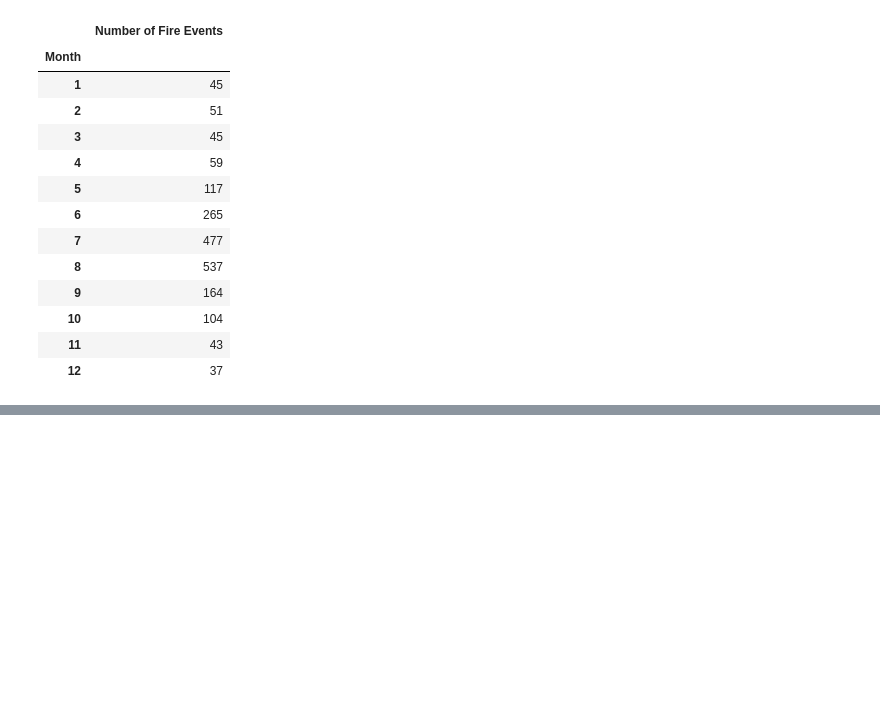
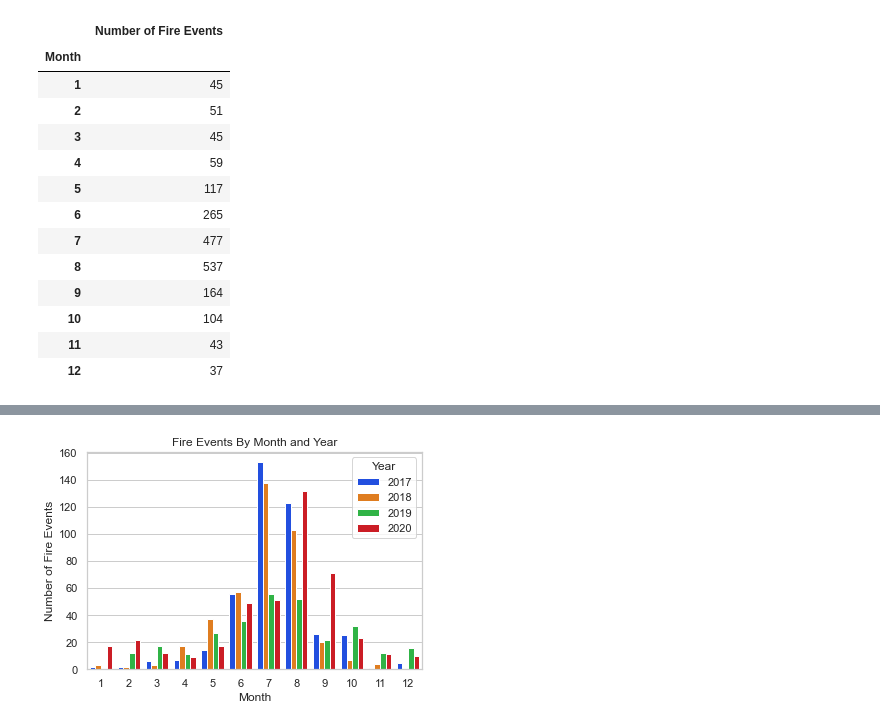
Before and after one commit to britt-emm/CGGroupProject, a Jupyter notebook: NASA_wildfire_graphs.ipynb, the cells around one changed output, grey strips where cells are left out. Cells and saved outputs as stored; diff of their text form; code cells hidden in the pictures; blank space fills up the shorter version.

```diff
--- a/NASA_wildfire_graphs.ipynb
+++ b/NASA_wildfire_graphs.ipynb
@@ -148,0 +211,5 @@ fire_data_4years = fire_df[fire_df['Year'].isin([2017, 2018, 2019, 2020])]
+# %%
+# fire events by month from the 4 year data
+fire_event_count = fire_data_4years.groupby('Month')['Year'].count()
+fire2 = pd.DataFrame(fire_data_4years.groupby(['Year','Month'])['Hemisphere'].count())
+fire2
@@ -148,0 +235,12 @@ fire_data_4years = fire_df[fire_df['Year'].isin([2017, 2018, 2019, 2020])]
+# %%
+# Graph the fires by year and month
+sns.set_style("whitegrid")
+sns.set_palette('bright')
+sns.set_context("notebook")
+fireBy_Month_Year = sns.barplot(x='Month', y='Hemisphere', data=fire2.reset_index(), hue='Year', palette = 'bright')
+fireBy_Month_Year.set_title('Fire Events By Month and Year')
+fireBy_Month_Year.set(ylabel = 'Number of Fire Events')
+plt.show()
+#plt.legend(bbox_to_anchor=(1.01, 1), borderaxespad=0)
+# %% [output]
+[figure, added]
```
Also changed, not shown: parts of 21 cells of this notebook, 1 other file.
